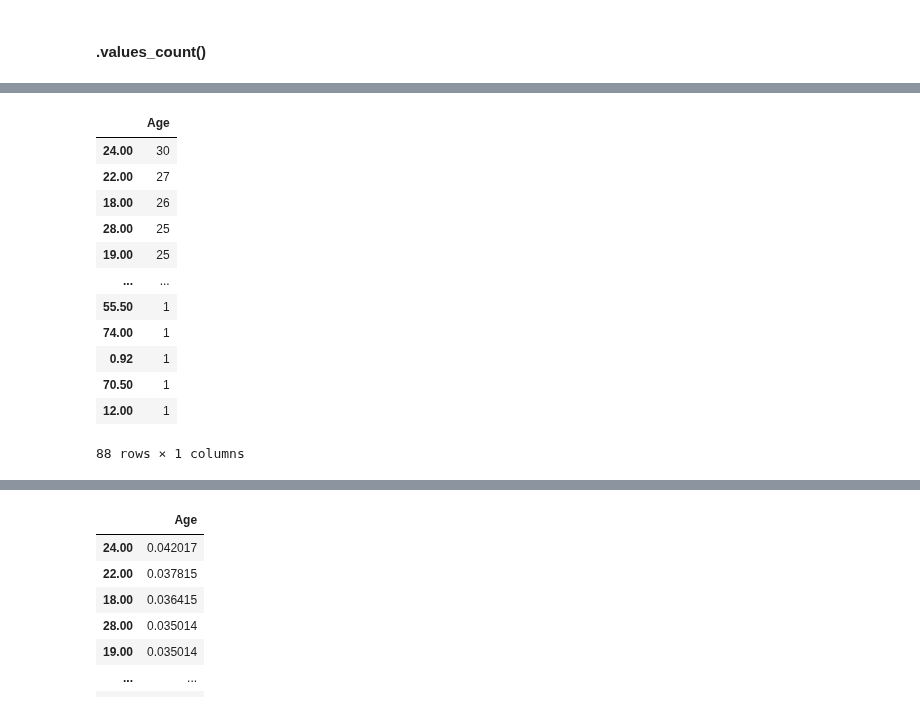
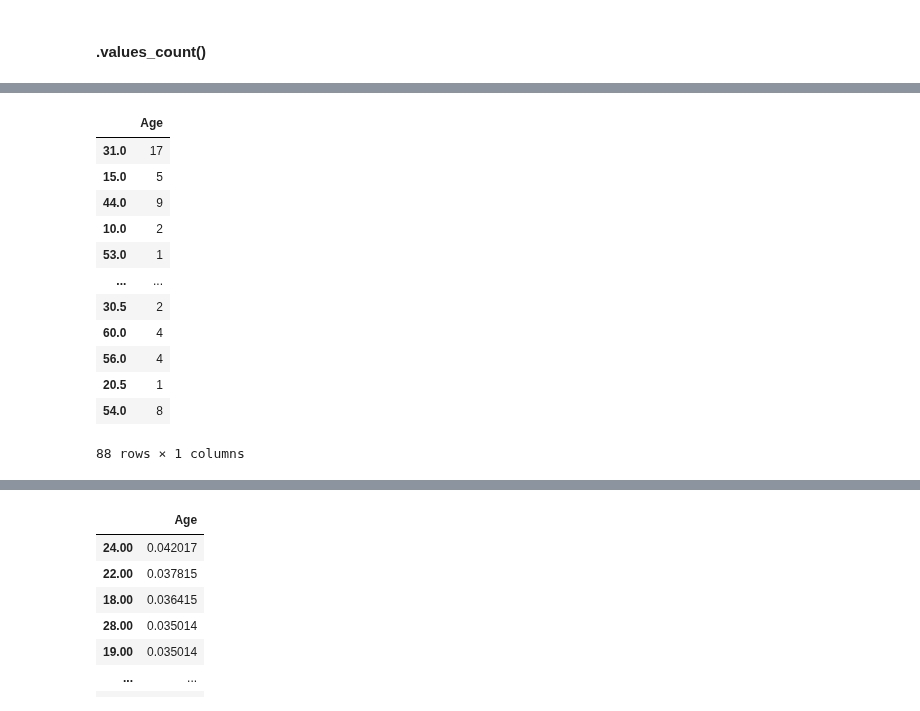
Before and after one commit to aiwithqasim/exploratory-data-analysis-eda, a Jupyter notebook: Day 3 (DataFrames & Aggregating Data)/Day_3 DataFrames & Aggregating Data.ipynb, the cells around one changed output, grey strips where cells are left out. Cells and saved outputs as stored; diff of their text form; code cells hidden in the pictures.

```diff
--- a/Day 3 (DataFrames & Aggregating Data)/Day_3 DataFrames & Aggregating Data.ipynb
+++ b/Day 3 (DataFrames & Aggregating Data)/Day_3 DataFrames & Aggregating Data.ipynb
@@ -449,16 +490,16 @@ titanic.drop_duplicates(subset = ["Pclass", 'SibSp'])
 # %%
-pd.DataFrame(titanic['Age'].value_counts())
+pd.DataFrame(titanic['Age'].value_counts(sort=False))
 # %% [output]
 |  | Age |
-| 24.00 | 30 |
-| 22.00 | 27 |
-| 18.00 | 26 |
-| 28.00 | 25 |
-| 19.00 | 25 |
+| 31.0 | 17 |
+| 15.0 | 5 |
+| 44.0 | 9 |
+| 10.0 | 2 |
+| 53.0 | 1 |
 | ... | ... |
-| 55.50 | 1 |
-| 74.00 | 1 |
-| 0.92 | 1 |
-| 70.50 | 1 |
-| 12.00 | 1 |
+| 30.5 | 2 |
+| 60.0 | 4 |
+| 56.0 | 4 |
+| 20.5 | 1 |
+| 54.0 | 8 |
 88 rows × 1 columns
```
Also changed, not shown: parts of 20 cells of this notebook, 1 other file.
